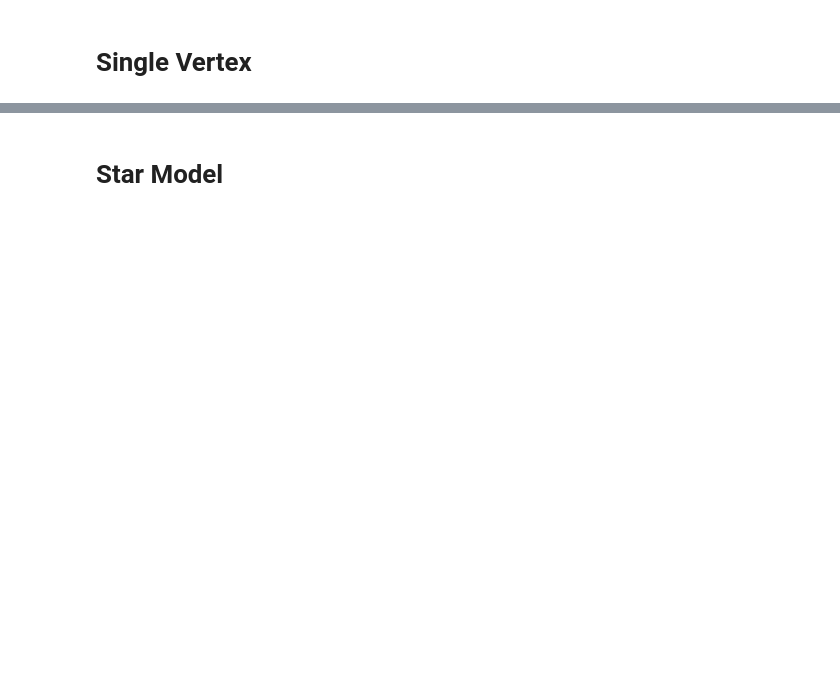
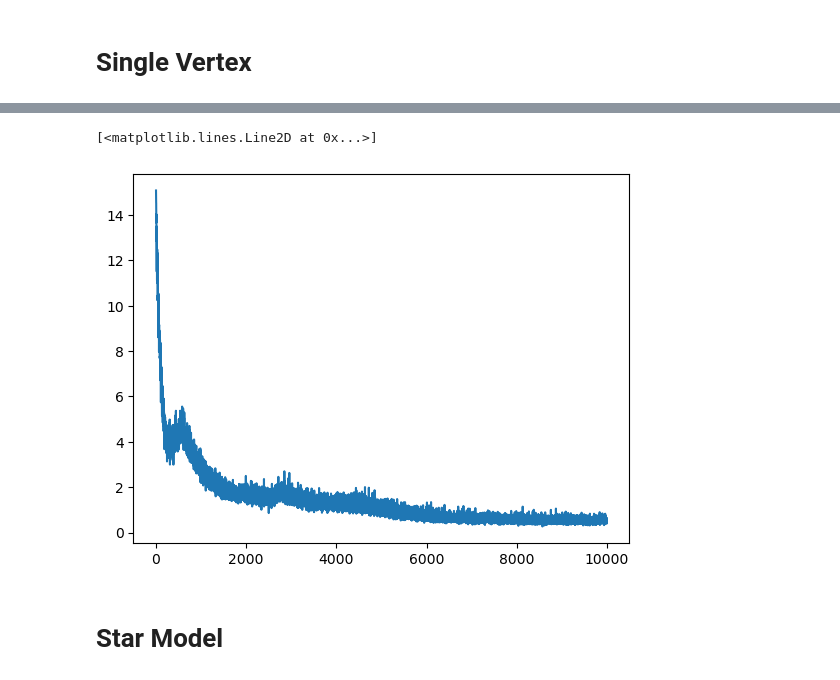
Before and after one commit to JosephRRB/GFlowNets_on_SpinFoams, a Jupyter notebook: GFlowNet Experiments on SpinFoams.ipynb, the cells around one changed output, grey strips where cells are left out. Saved outputs shown, nothing was run; the diff lists cells and outputs as text; code cells hidden in the pictures; blank space fills up the shorter version.

```diff
--- a/GFlowNet Experiments on SpinFoams.ipynb
+++ b/GFlowNet Experiments on SpinFoams.ipynb
@@ -1,19 +64,19 @@
 # %% [markdown]
 # Single Vertex
 # %%
-from core.runner import Runner
-from core.environment import SingleVertexSpinFoam
-
-spin_j = 3.5
-sf_model = "single_vertex_model"
-
-runner = Runner(
-    spinfoam_model=SingleVertexSpinFoam(spin_j=spin_j),
+ave_losses = train_gfn(
+    spin_j=3.5,
+    sf_model="single_vertex_model",
     main_layer_hidden_nodes=(30, 20),
     branch1_hidden_nodes=(),
     branch2_hidden_nodes=(),
     activation="swish",
     exploration_rate=0.5,
-    learning_rate=0.0005
+    training_fraction_from_back_traj=0.0,
+    learning_rate=0.0005,
+    batch_size=int(1e3),
+    n_iterations=int(1e4),
+    evaluation_batch_size=int(1e6),
+    generate_samples_every_m_training_samples=int(1e6),
 )
 # %% [output]
@@ -35,22 +100,0 @@ To enable them in other operations, rebuild TensorFlow with the appropriate comp
-# %%
-import os
-from datetime import datetime
-
-
-training_run_datetime = datetime.now().strftime("%B %d, %Y at %H:%M:%S")
-directory_for_generated_samples = (
-    f"generated_samples_during_training/{sf_model}/j={spin_j}/Training run on {training_run_datetime}"
-)
-
-batch_size = int(1e3)
-n_iterations = int(1e3)
-# n_iterations = int(300)
-fraction_of_training_from_back_trajectories = 0.0
-evaluation_batch_size = int(10)
-generate_samples_every_m_training_samples = int(2e5)
-
-ave_losses = runner.train_agent(
-    batch_size, n_iterations, fraction_of_training_from_back_trajectories,
-    evaluation_batch_size, generate_samples_every_m_training_samples,
-    directory_for_generated_samples
-)
@@ -64,2 +101,9 @@ Nth iteration: 1000 Trained on K samples: 1000000 Average Loss: 1.73266230986886
+# %%
+import matplotlib.pyplot as plt
+
+plt.plot(ave_losses)
+# %% [output]
+[<matplotlib.lines.Line2D at 0x...>]
+[figure, added]
 # %% [markdown]
 # Star Model
```
Also changed, not shown: parts of 11 cells of this notebook, 1 other file.
